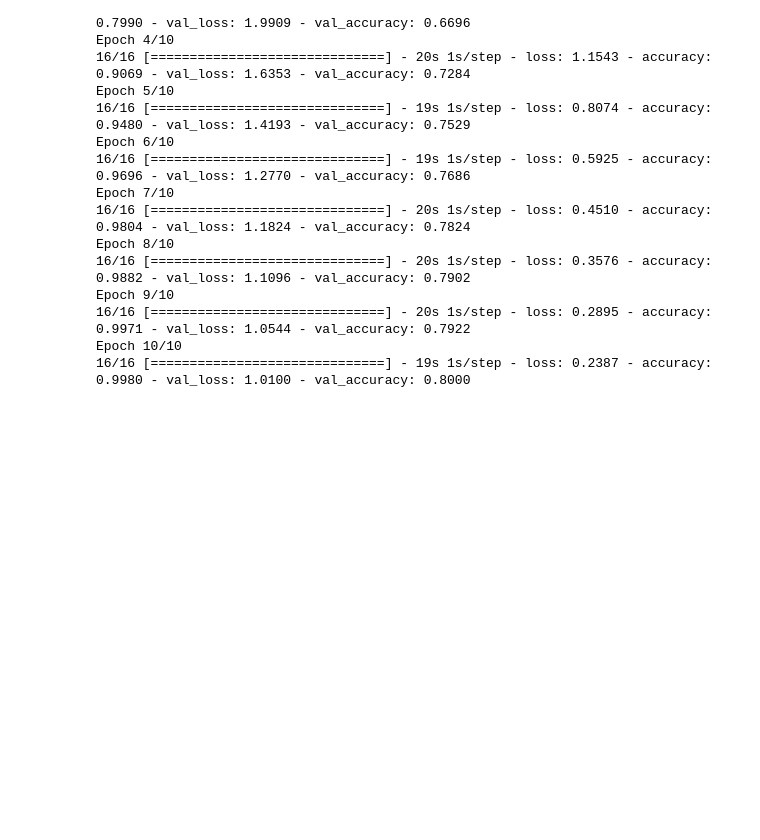
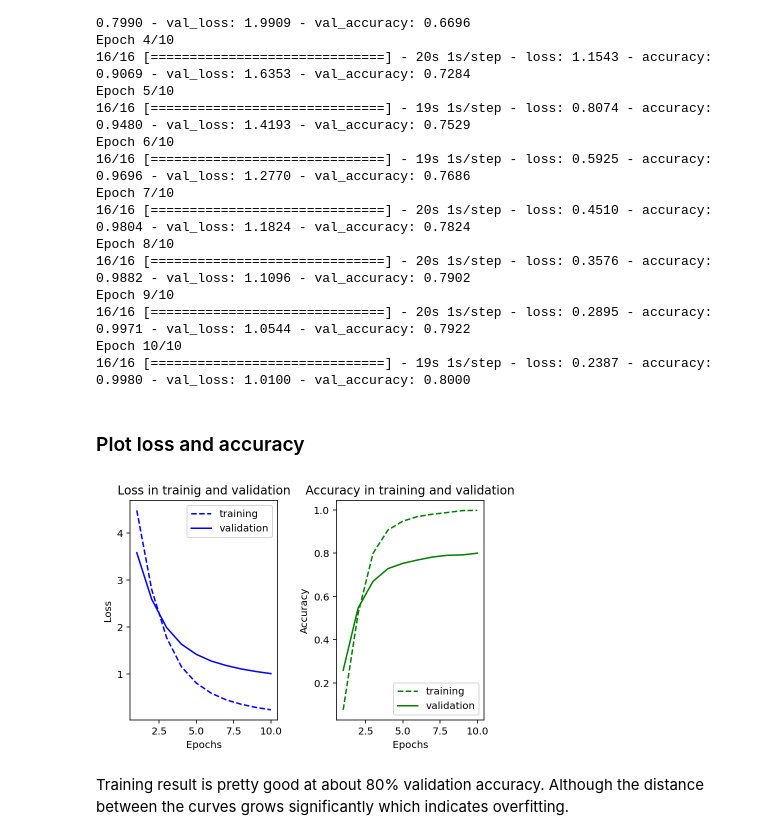
Before and after one commit to vicksam/flower-types, a Jupyter notebook: image-classifier.ipynb, the cells around one changed output. Cells and saved outputs as stored; diff of their text form; code cells hidden in the pictures; blank space fills up the shorter version.

Commit message:
Plot loss and accuracy

```diff
--- a/image-classifier.ipynb
+++ b/image-classifier.ipynb
@@ -251,3 +251,30 @@ Epoch 9/10
 16/16 [==============================] - 20s 1s/step - loss: 0.2895 - accuracy: 0.9971 - val_loss: 1.0544 - val_accuracy: 0.7922
 Epoch 10/10
 16/16 [==============================] - 19s 1s/step - loss: 0.2387 - accuracy: 0.9980 - val_loss: 1.0100 - val_accuracy: 0.8000
+# %% [markdown]
+### Plot loss and accuracy
+# %%
+epochs = range(1, 11)
+
+plt.subplot(1, 2, 1)
+plt.plot(epochs, history.history['loss'], 'b--', label = 'training')
+plt.plot(epochs, history.history['val_loss'], 'b', label = 'validation')
+plt.legend()
+plt.title("Loss in trainig and validation")
+plt.xlabel('Epochs')
+plt.ylabel('Loss')
+
+plt.subplot(1, 2, 2)
+plt.plot(epochs, history.history['accuracy'], 'g--', label = 'training')
+plt.plot(epochs, history.history['val_accuracy'], 'g', label = 'validation')
+plt.legend()
+plt.title("Accuracy in training and validation")
+plt.xlabel('Epochs')
+plt.ylabel('Accuracy')
+
+plt.tight_layout() # to make plots not overlap
+plt.show()
+# %% [output]
+[figure, added]
+# %% [markdown]
+Training result is pretty good at about 80% validation accuracy. Although the distance between the curves grows significantly which indicates overfitting.
```
